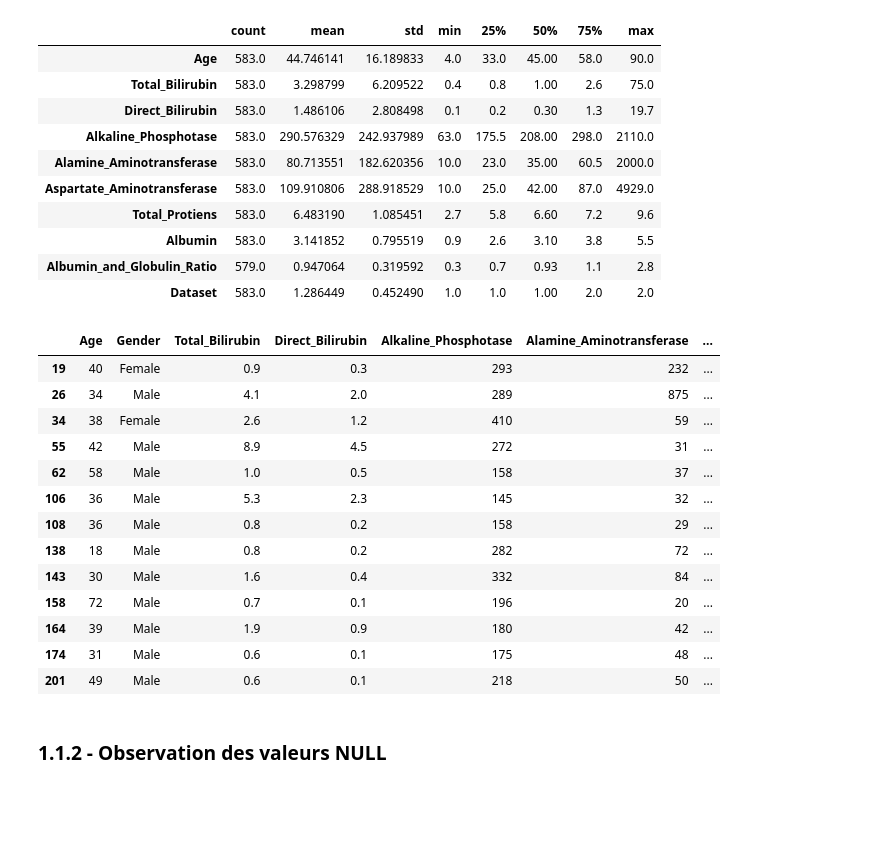
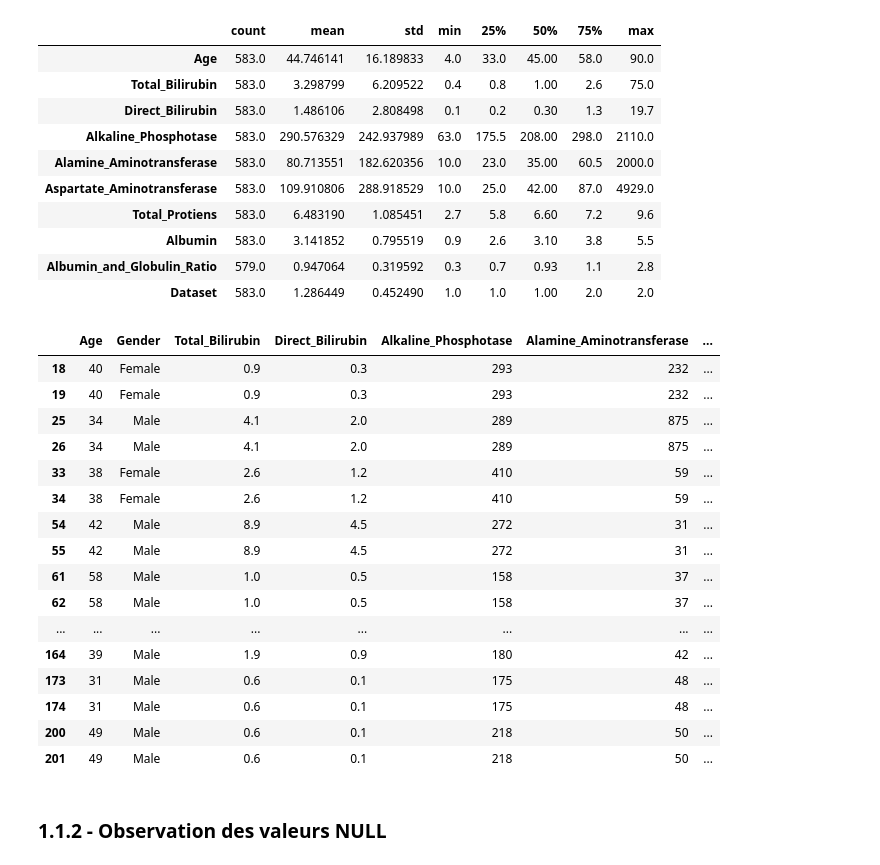
Before and after one commit to Dim2960/semiology_AI, a Jupyter notebook: foie_folder/cleaning_foie.ipynb, the cells around one changed output. Saved outputs shown, nothing was run; the diff lists cells and outputs as text; code cells hidden in the pictures; blank space fills up the shorter version.

Commit message:
affichage des doublons

```diff
--- a/foie_folder/cleaning_foie.ipynb
+++ b/foie_folder/cleaning_foie.ipynb
@@ -57,23 +57,27 @@ df.describe().T
 | Albumin | 583.0 | 3.141852 | 0.795519 | 0.9 | 2.6 | 3.10 | 3.8 | 5.5 |
 | Albumin_and_Globulin_Ratio | 579.0 | 0.947064 | 0.319592 | 0.3 | 0.7 | 0.93 | 1.1 | 2.8 |
 | Dataset | 583.0 | 1.286449 | 0.452490 | 1.0 | 1.0 | 1.00 | 2.0 | 2.0 |
-# %%
-df[df.duplicated()]
-# %% [output]
-|  | Age | Gender | Total_Bilirubin | Direct_Bilirubin | Alkaline_Phosphotase | Alamine_Aminotransferase | ... |
-| 19 | 40 | Female | 0.9 | 0.3 | 293 | 232 | ... |
-| 26 | 34 | Male | 4.1 | 2.0 | 289 | 875 | ... |
-| 34 | 38 | Female | 2.6 | 1.2 | 410 | 59 | ... |
-| 55 | 42 | Male | 8.9 | 4.5 | 272 | 31 | ... |
-| 62 | 58 | Male | 1.0 | 0.5 | 158 | 37 | ... |
-| 106 | 36 | Male | 5.3 | 2.3 | 145 | 32 | ... |
-| 108 | 36 | Male | 0.8 | 0.2 | 158 | 29 | ... |
-| 138 | 18 | Male | 0.8 | 0.2 | 282 | 72 | ... |
-| 143 | 30 | Male | 1.6 | 0.4 | 332 | 84 | ... |
-| 158 | 72 | Male | 0.7 | 0.1 | 196 | 20 | ... |
-| 164 | 39 | Male | 1.9 | 0.9 | 180 | 42 | ... |
-| 174 | 31 | Male | 0.6 | 0.1 | 175 | 48 | ... |
-| 201 | 49 | Male | 0.6 | 0.1 | 218 | 50 | ... |
+# %%
+#affiche tous les doublons
+df[df.duplicated(keep=False)]
+# %% [output]
+|  | Age | Gender | Total_Bilirubin | Direct_Bilirubin | Alkaline_Phosphotase | Alamine_Aminotransferase | ... |
+| 18 | 40 | Female | 0.9 | 0.3 | 293 | 232 | ... |
+| 19 | 40 | Female | 0.9 | 0.3 | 293 | 232 | ... |
+| 25 | 34 | Male | 4.1 | 2.0 | 289 | 875 | ... |
+| 26 | 34 | Male | 4.1 | 2.0 | 289 | 875 | ... |
+| 33 | 38 | Female | 2.6 | 1.2 | 410 | 59 | ... |
+| 34 | 38 | Female | 2.6 | 1.2 | 410 | 59 | ... |
+| 54 | 42 | Male | 8.9 | 4.5 | 272 | 31 | ... |
+| 55 | 42 | Male | 8.9 | 4.5 | 272 | 31 | ... |
+| 61 | 58 | Male | 1.0 | 0.5 | 158 | 37 | ... |
+| 62 | 58 | Male | 1.0 | 0.5 | 158 | 37 | ... |
+| ... | ... | ... | ... | ... | ... | ... | ... |
+| 164 | 39 | Male | 1.9 | 0.9 | 180 | 42 | ... |
+| 173 | 31 | Male | 0.6 | 0.1 | 175 | 48 | ... |
+| 174 | 31 | Male | 0.6 | 0.1 | 175 | 48 | ... |
+| 200 | 49 | Male | 0.6 | 0.1 | 218 | 50 | ... |
+| 201 | 49 | Male | 0.6 | 0.1 | 218 | 50 | ... |
 # %% [markdown]
 ### 1.1.2 - Observation des valeurs NULL
 # %%
```
